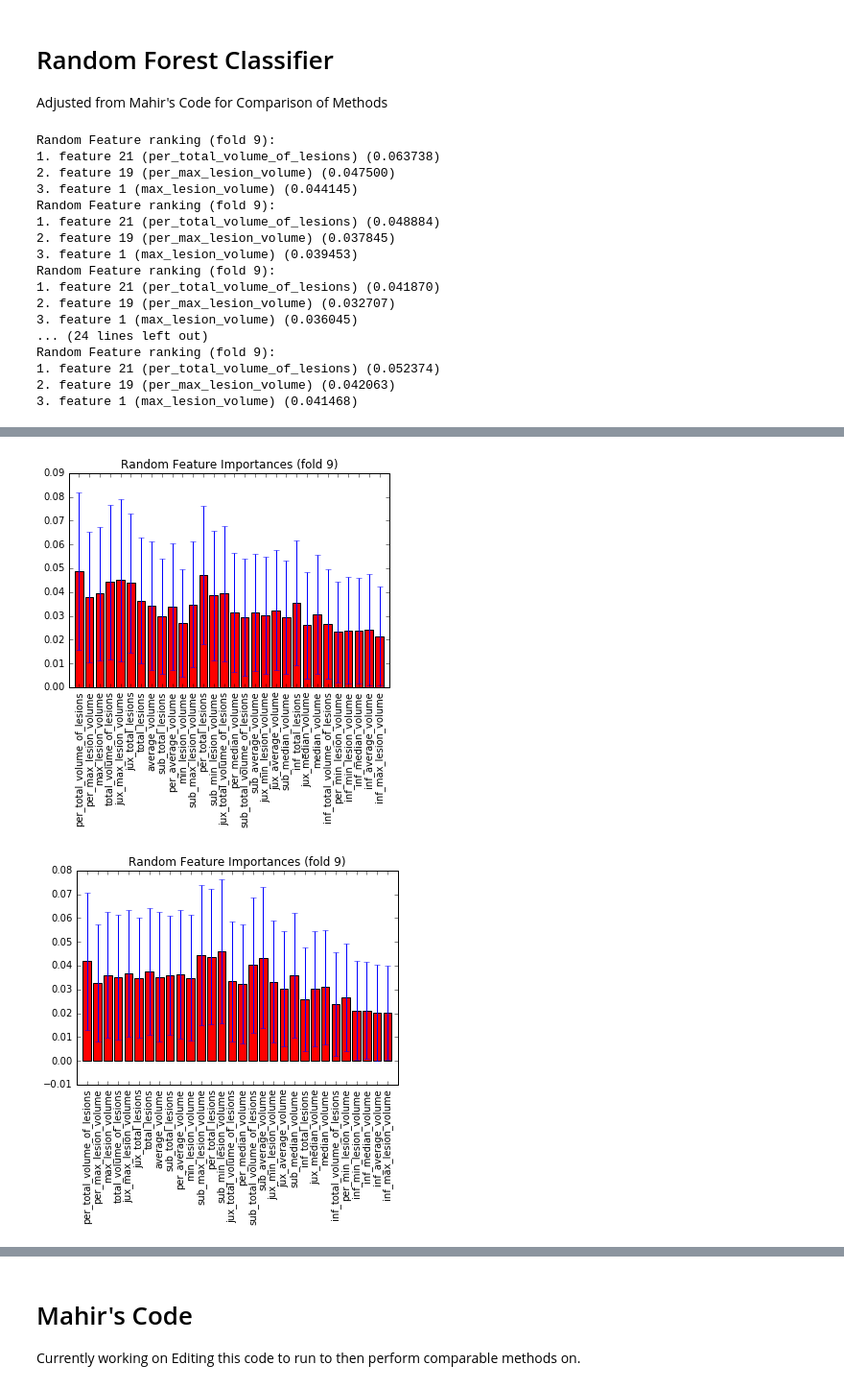
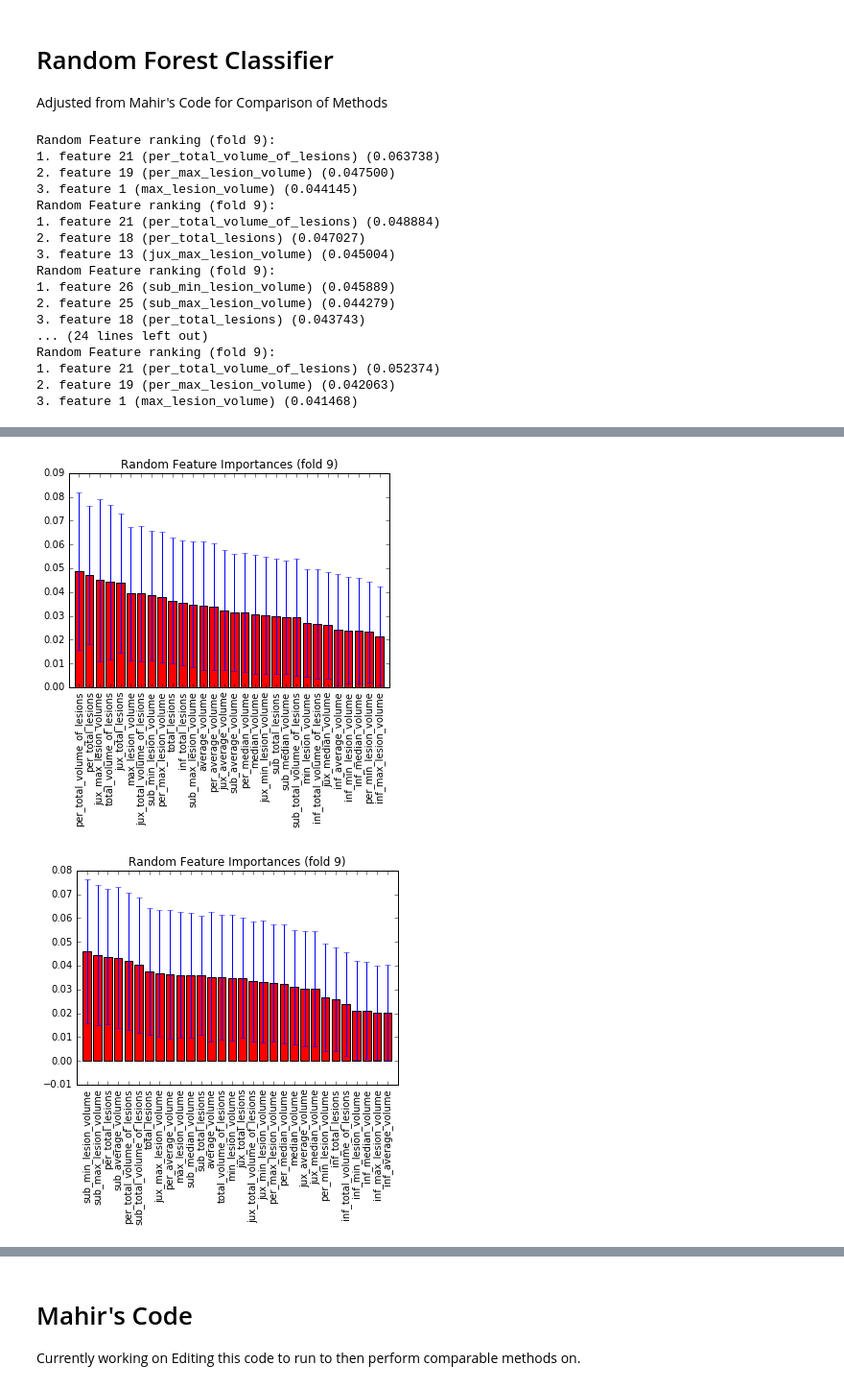
Before and after one commit to AmberMonique/stats, a Jupyter notebook: stats_notebook.ipynb, the cells around one changed output, grey strips where cells are left out. Shown at 96% size. Drawn from its saved outputs; the diff is of its cells as text; code cells hidden in the pictures.

```diff
--- a/stats_notebook.ipynb
+++ b/stats_notebook.ipynb
@@ -335,9 +342,31 @@ Feature ranking (fold 9):
 # Random Forest Classifier
 Adjusted from Mahir's Code for Comparison of Methods
 # %%
-R_X_values=scores_lesion.drop(['dc', 'dd', 'edss', 'msfc 25 1', 'msfc 25 2'], axis=1).values
-R_X_labels=scores_lesion.drop(['dc', 'dd', 'edss', 'msfc 25 1', 'msfc 25 2'], axis=1).columns.values
-R_y_values=label_binarize(scores_lesion.dc.values, classes=['RR', 'SP']).ravel()
+%matplotlib inline
+
+import pandas as pd
+import numpy as np
+import matplotlib.pyplot as plt
+import time
+
+from sklearn import svm
+from sklearn import cross_validation
+from sklearn.metrics import roc_curve, auc
+from sklearn.preprocessing import label_binarize
+from sklearn.linear_model import LogisticRegression
+from sklearn.cross_validation import StratifiedShuffleSplit, permutation_test_score
+
+unsorted_data = pd.DataFrame.from_csv("/home/aalexander/analyzing_lesions/clinical_info.csv").drop('mse',axis=1)
+rrr = unsorted_data['dc'] == 'RR'
+rsp = unsorted_data['dc'] == 'SP'
+rrr_df = unsorted_data[rrr]
+rsp_df = unsorted_data[rsp]
+R_scores_lesion = rrr_df.append(rsp_df)
+R_scores_lesion.columns
+
+R_X_values=R_scores_lesion.drop(['dc', 'dd', 'edss', 'msfc 25 1', 'msfc 25 2'], axis=1).values
+R_X_labels=R_scores_lesion.drop(['dc', 'dd', 'edss', 'msfc 25 1', 'msfc 25 2'], axis=1).columns.values
+R_y_values=label_binarize(R_scores_lesion.dc.values, classes=['RR', 'SP']).ravel()
 
 RandomForest = RandomForestClassifier(n_estimators=500, random_state=0)
 cvr = StratifiedShuffleSplit(y_values, n_iter=10, test_size=0.33, random_state=0)
@@ -348,7 +377,7 @@ for ir, (train_indexes, test_indexes), in zip(range(len(y_values)), cv):
     R_y_test = R_y_values[test_indexes]
     R_importances = forest.fit(R_X_train, R_y_train).feature_importances_
     R_std = np.std([tree.feature_importances_ for tree in forest.estimators_], axis=0)
-    R_indices = np.argsort(importances)[::-1]
+    R_indices = np.argsort(R_importances)[::-1]
     print("Random Feature ranking (fold %s):" % i)
     for f in range(3):
         print ("%d. feature %d (%s) (%f)" % (f + 1, R_indices[f], R_X_labels[R_indices[f]], R_importances[R_indices[f]]))
@@ -368,12 +397,12 @@ Random Feature ranking (fold 9):
 3. feature 1 (max_lesion_volume) (0.044145)
 Random Feature ranking (fold 9):
 1. feature 21 (per_total_volume_of_lesions) (0.048884)
-2. feature 19 (per_max_lesion_volume) (0.037845)
-3. feature 1 (max_lesion_volume) (0.039453)
+2. feature 18 (per_total_lesions) (0.047027)
+3. feature 13 (jux_max_lesion_volume) (0.045004)
 Random Feature ranking (fold 9):
-1. feature 21 (per_total_volume_of_lesions) (0.041870)
-2. feature 19 (per_max_lesion_volume) (0.032707)
-3. feature 1 (max_lesion_volume) (0.036045)
+1. feature 26 (sub_min_lesion_volume) (0.045889)
+2. feature 25 (sub_max_lesion_volume) (0.044279)
+3. feature 18 (per_total_lesions) (0.043743)
 ... (24 lines left out)
 Random Feature ranking (fold 9):
 1. feature 21 (per_total_volume_of_lesions) (0.052374)
@@ -383,2 +412,2 @@ Random Feature ranking (fold 9):
-[figure, old version]
+[figure, new version]
-[figure, old version]
+[figure, new version]
```
Also changed, not shown: parts of 9 cells of this notebook.
